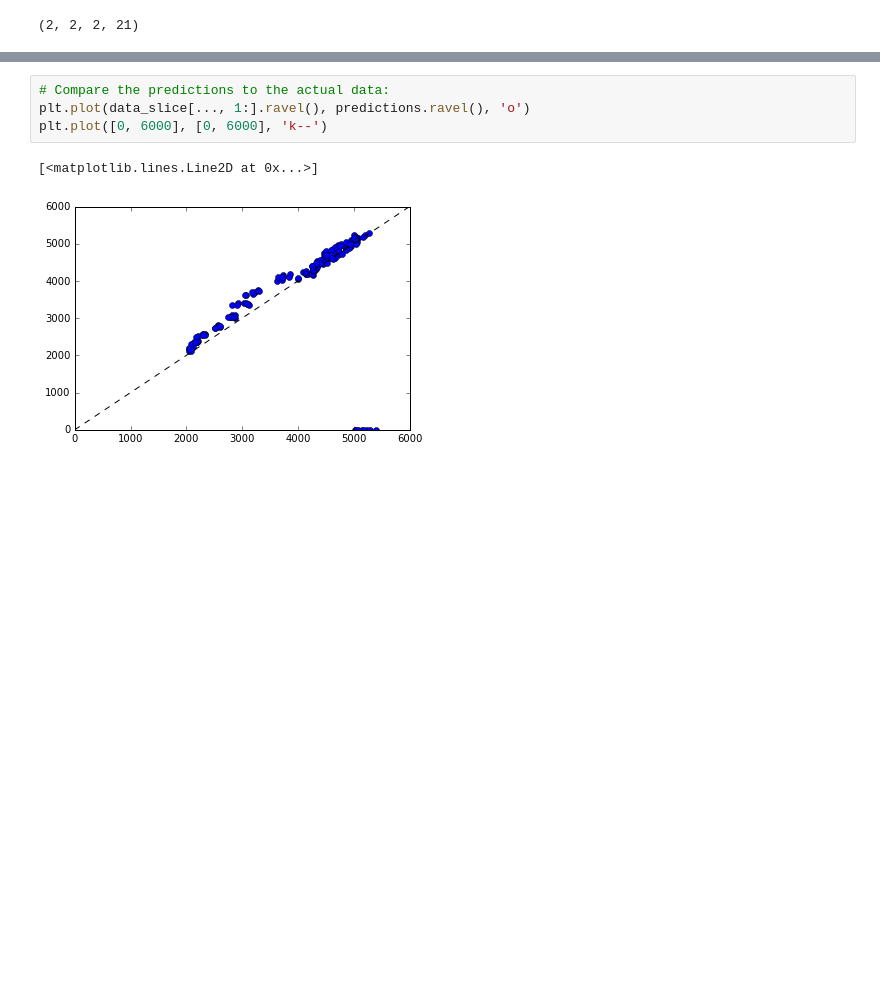
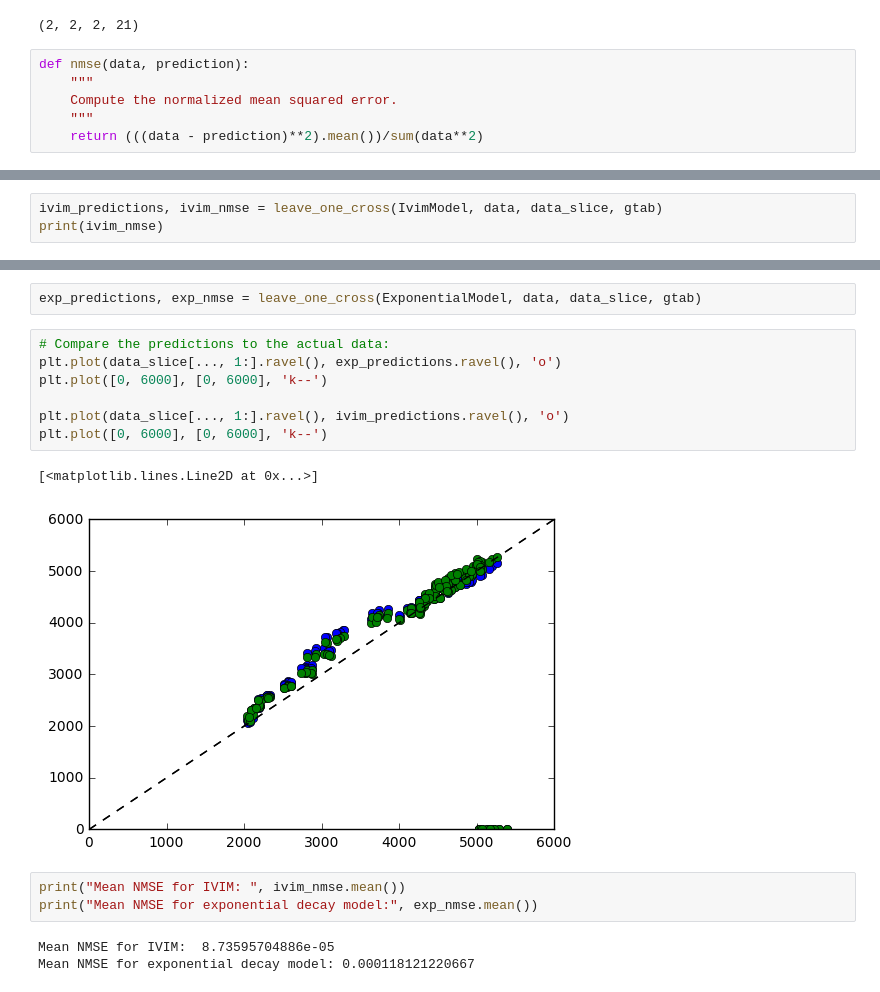
Before and after one commit to quantshah/ivim_cross, a Jupyter notebook: notebook/ivim_cross_val-no-sklearn.ipynb, the cells around one changed output, grey strips where cells are left out. Drawn from its saved outputs; the diff is of its cells as text; blank space fills up the shorter version.

Commit message:
Exponential model and cross validation

```diff
--- a/notebook/ivim_cross_val-no-sklearn.ipynb
+++ b/notebook/ivim_cross_val-no-sklearn.ipynb
@@ -37,4 +41,10 @@ gtab.bvecs.shape
 data_slice.shape
 # %% [output]
 (2, 2, 2, 21)
+# %%
+def nmse(data, prediction):
+    """
+    Compute the normalized mean squared error.
+    """
+    return (((data - prediction)**2).mean())/sum(data**2)
 # %%
@@ -64,0 +84,3 @@ for left_out in range(1, data.shape[-1]-1):
+# %%
+ivim_predictions, ivim_nmse = leave_one_cross(IvimModel, data, data_slice, gtab)
+print(ivim_nmse)
@@ -65,7 +184,18 @@ for left_out in range(1, data.shape[-1]-1):
+# %%
+exp_predictions, exp_nmse = leave_one_cross(ExponentialModel, data, data_slice, gtab)
 # %%
 # Compare the predictions to the actual data:
-plt.plot(data_slice[..., 1:].ravel(), predictions.ravel(), 'o')
+plt.plot(data_slice[..., 1:].ravel(), exp_predictions.ravel(), 'o')
 plt.plot([0, 6000], [0, 6000], 'k--')
+
+plt.plot(data_slice[..., 1:].ravel(), ivim_predictions.ravel(), 'o')
+plt.plot([0, 6000], [0, 6000], 'k--')
 # %% [output]
 [<matplotlib.lines.Line2D at 0x...>]
-[figure, old version]
+[figure, new version]
+# %%
+print("Mean NMSE for IVIM: ", ivim_nmse.mean())
+print("Mean NMSE for exponential decay model:", exp_nmse.mean())
+# %% [output]
+Mean NMSE for IVIM:  8.73595704886e-05
+Mean NMSE for exponential decay model: 0.000118121220667
```
Also changed, not shown: parts of 6 cells of this notebook.
